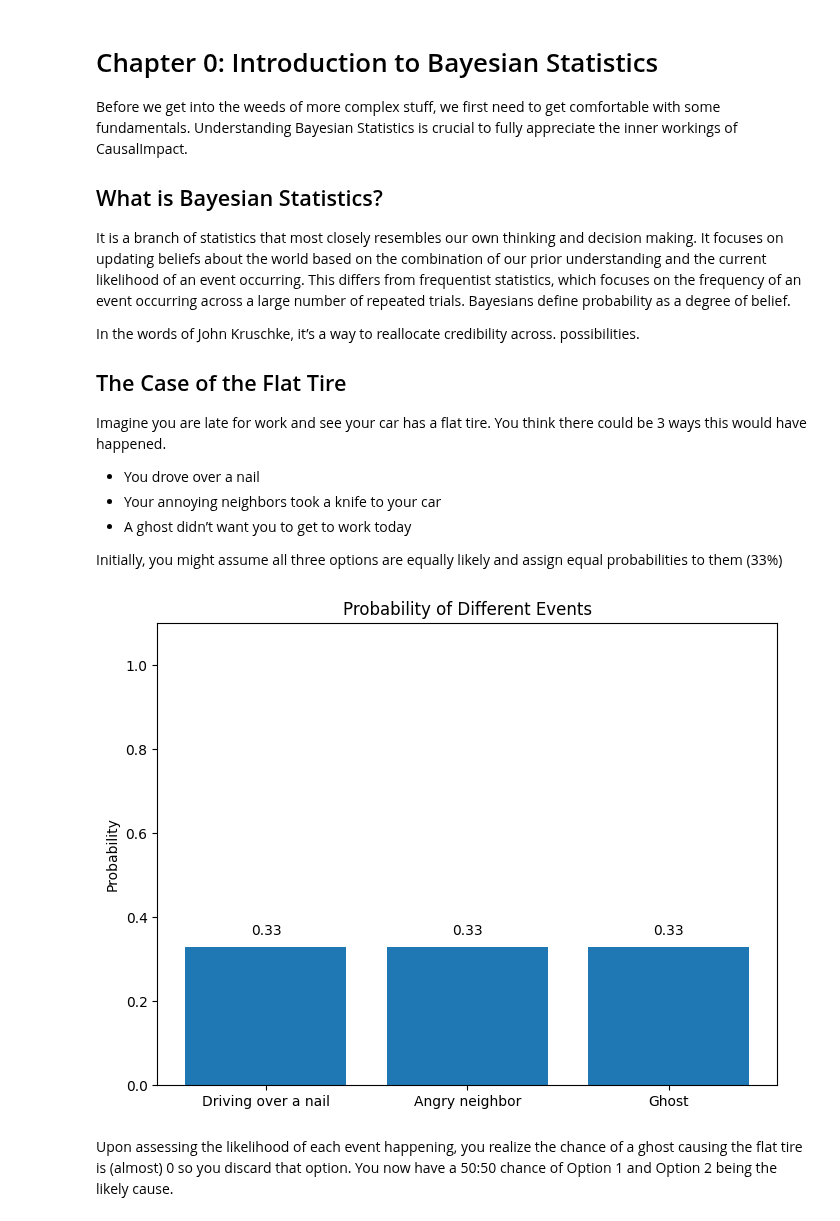
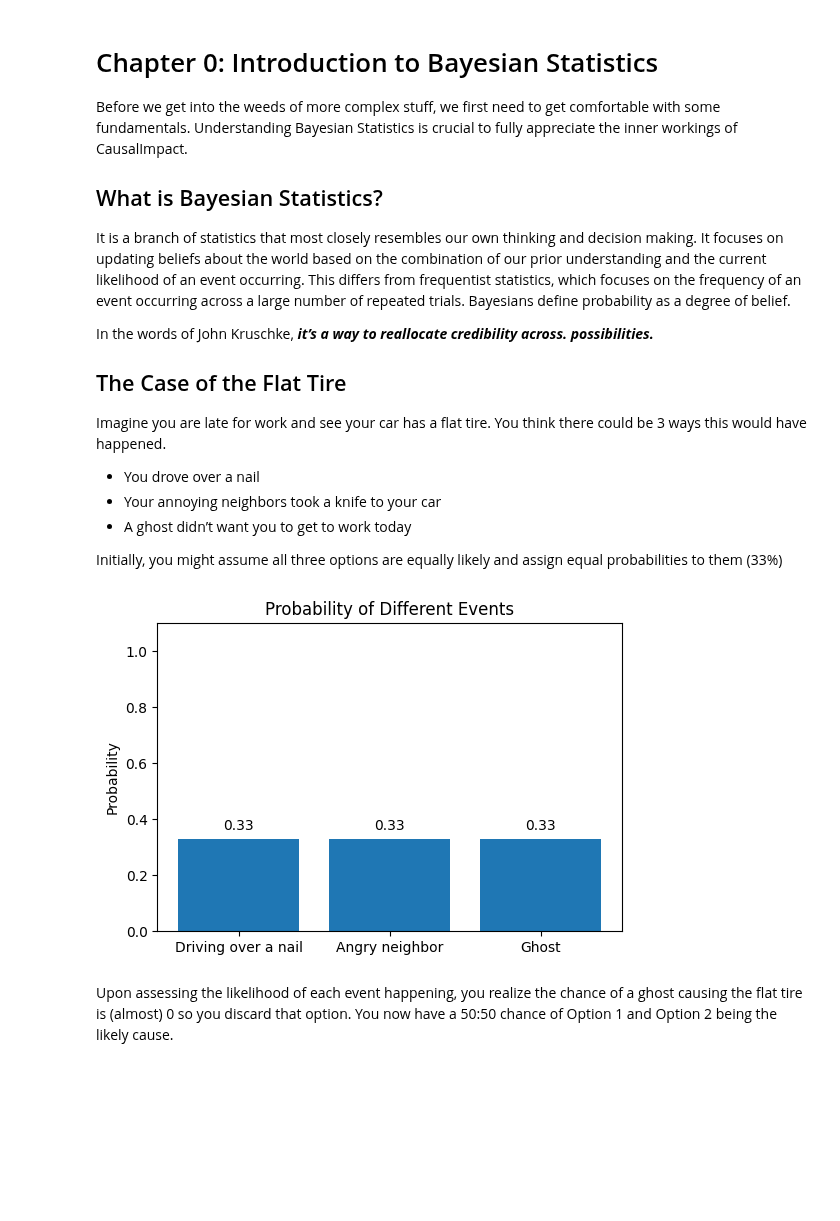
Before and after one commit to RohanRanshinge/causal-inference, a Jupyter notebook: zero-to-hero-bsts/PART_I-Bayesian-Statistics/00-Introduction-to-Bayesian-Statistics.ipynb, the cells around one changed output. Saved outputs shown, nothing was run; the diff lists cells and outputs as text; code cells hidden in the pictures; blank space fills up the shorter version.

Commit message:
Updated figures

```diff
--- a/zero-to-hero-bsts/PART_I-Bayesian-Statistics/00-Introduction-to-Bayesian-Statistics.ipynb
+++ b/zero-to-hero-bsts/PART_I-Bayesian-Statistics/00-Introduction-to-Bayesian-Statistics.ipynb
@@ -7,7 +7,7 @@ Before we get into the weeds of more complex stuff, we first need to get comfort
 It is a branch of statistics that most closely resembles our own thinking and decision making. It focuses on updating beliefs about the world based on the combination of our prior understanding and the current likelihood of an event occurring.
 This differs from frequentist statistics, which focuses on the frequency of an event occurring across a large number of repeated trials. Bayesians define probability as a degree of belief.
 
-In the words of John Kruschke, it’s a way to reallocate credibility across. possibilities.
+In the words of John Kruschke, ***it’s a way to reallocate credibility across. possibilities.***
 ## The Case of the Flat Tire
 Imagine you are late for work and see your car has a flat tire. You think there could be 3 ways this would have happened.
 * You drove over a nail
@@ -16,26 +16,25 @@ Imagine you are late for work and see your car has a flat tire. You think there
 
 Initially, you might assume all three options are equally likely and assign equal probabilities to them (33%)
 # %%
-# @hidden_cell
 import matplotlib.pyplot as plt
 import matplotlib.animation as animation
 import numpy as np
 events = ['Driving over a nail', 'Angry neighbor', 'Ghost']
 probabilities = [0.33, 0.33, 0.33]
 
-plt.figure(figsize=(8, 6))
+plt.figure(figsize=(6, 4))
 bars = plt.bar(events, probabilities)
 plt.ylabel('Probability')
 plt.title('Probability of Different Events')
 plt.ylim(0, 1.1) # Probability ranges from 0 to 1
 
 # Add labels to the bars
 for bar in bars:
   yval = bar.get_height()
   plt.text(bar.get_x() + bar.get_width()/2, yval + 0.02, round(yval, 2), ha='center', va='bottom')
 plt.show()
 # %% [output]
-[figure, old version]
+[figure, new version]
 # %% [markdown]
 Upon assessing the likelihood of each event happening, you realize the chance of a ghost causing the flat tire is (almost) 0 so you discard that option.
 You now have a 50:50 chance of Option 1 and Option 2 being the likely cause.
```
Also changed, not shown: parts of 3 cells of this notebook.
